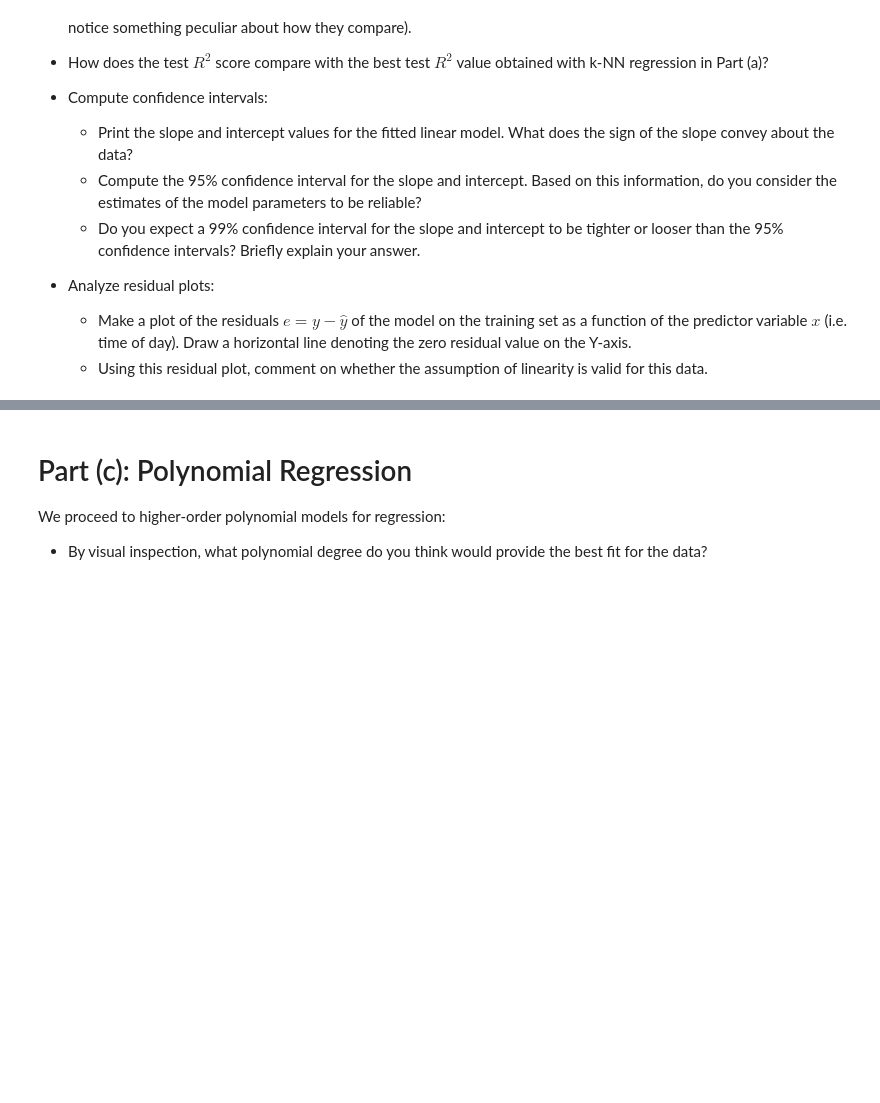
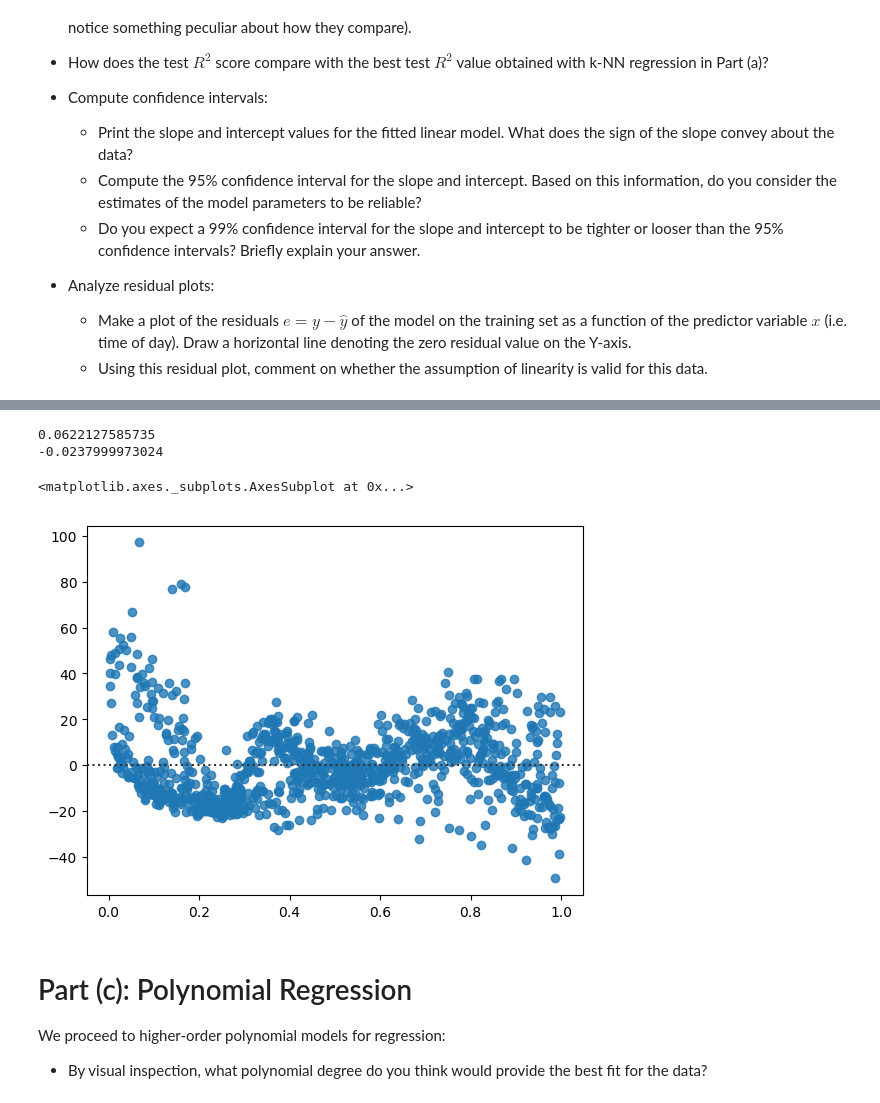
Before and after one commit to nondracek/CS109_GroupWork, a Jupyter notebook: 2/cs109a_hw2.ipynb, the cells around one changed output, grey strips where cells are left out. Cells and saved outputs as stored; diff of their text form; code cells hidden in the pictures; blank space fills up the shorter version.

```diff
--- a/2/cs109a_hw2.ipynb
+++ b/2/cs109a_hw2.ipynb
@@ -153,3 +201,16 @@ Using the suggested built-in functions, answer the following questions:
+# %%
+train_r2 = r2_score(y_true=y_train, y_pred=results.predict())
+test_r2 = r2_score(y_true=y_test, y_pred=results.predict(exog=x_test))
+print(test_r2)
+print(train_r2)
+# %% [output]
+0.0622127585735
+-0.0237999973024
+# %%
+sns.residplot(x_test, y_test)
+# %% [output]
+<matplotlib.axes._subplots.AxesSubplot at 0x...>
+[figure, added]
 # %% [markdown]
 # Part (c): Polynomial Regression
 
```
Also changed, not shown: parts of 9 cells of this notebook.
